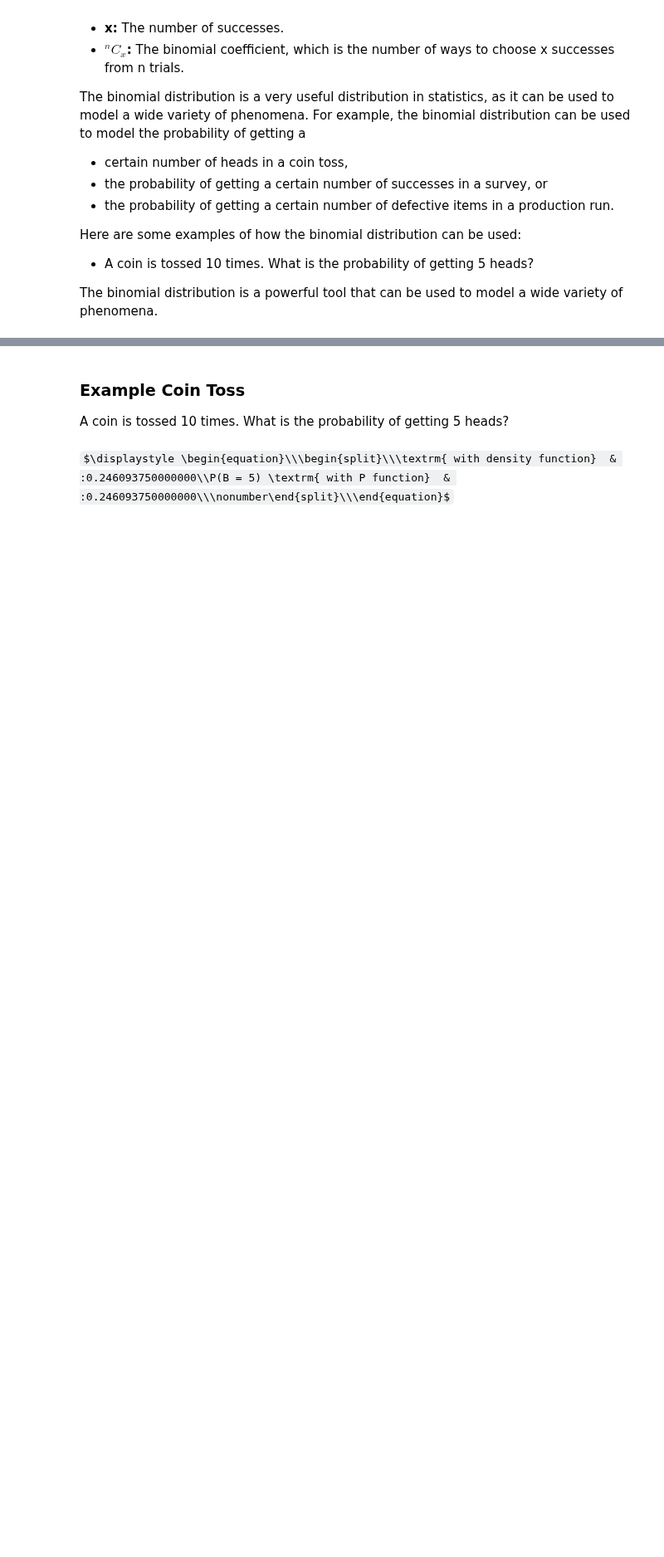
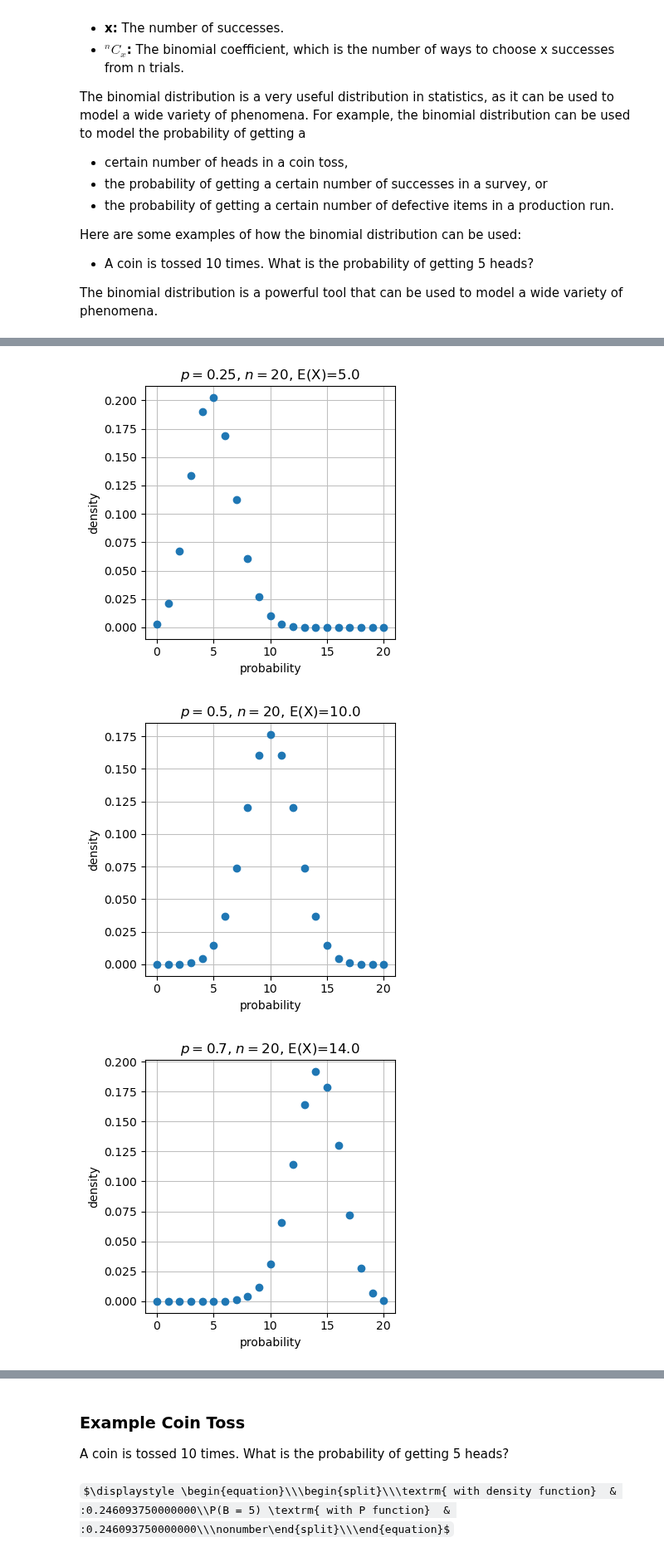
Before and after one commit to JonnyRed/sympy, a Jupyter notebook: statistics.ipynb, the cells around one changed output, grey strips where cells are left out. Shown at 83% size. Cells and saved outputs as stored; diff of their text form; code cells hidden in the pictures; some formulas as TeX source; blank space fills up the shorter version.

Commit message:
Add Muliple choice test example
Example uses sympy and sympy backends

```diff
--- a/statistics.ipynb
+++ b/statistics.ipynb
@@ -100,0 +130,25 @@ a wide variety of phenomena.
+# %%
+backend = spb.MB
+
+n = 20
+pi = [0.25, 0.5, 0.7, 0.9]
+
+X = [ss.Binomial(f"X_{ix}", n, p) for ix, p in enumerate(pi)]
+
+for ix, b in enumerate(X):
+    pmf = ss.density(X[ix]).dict
+    title =  (
+        rf"$p=${sp.latex(pi[ix])}, $n=20$, E(X)={sp.latex(ss.E(X[ix]))}"
+    )
+
+    spb.plot_list(
+        list(pmf.keys()), list(pmf.values()),
+        title = title,
+        xlabel = "probability", ylabel = "density",
+        size=(4,4), is_point=True,
+        backend=backend
+    )
+# %% [output]
+[figure, added]
+[figure, added]
+[figure, added]
```
Also changed, not shown: parts of 4 cells of this notebook.
